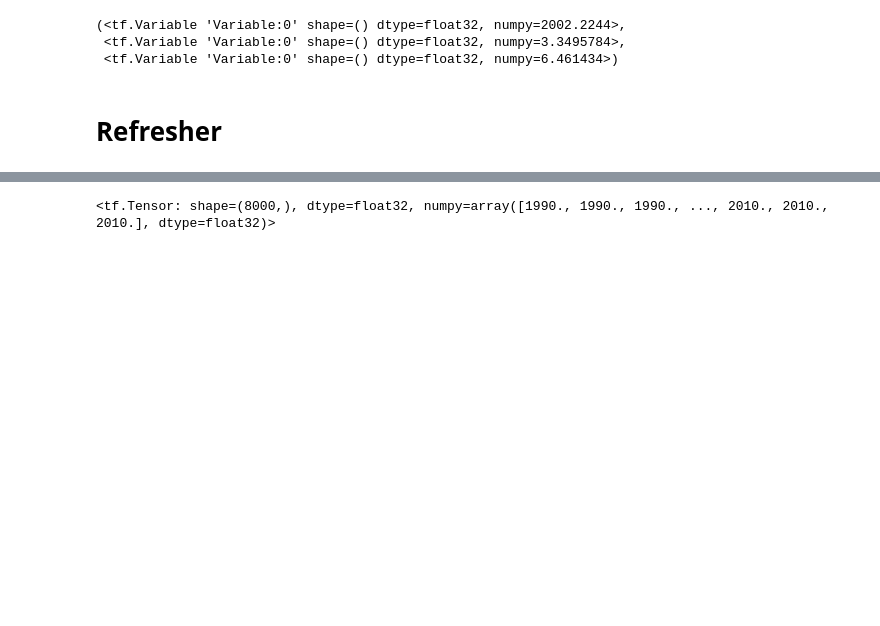
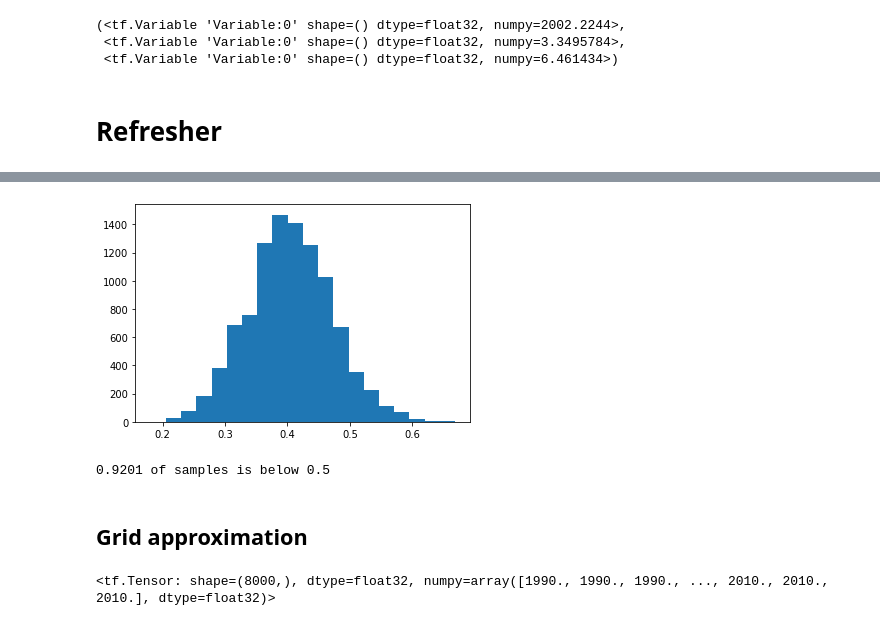
Before and after one commit to dhesse/IN-STK5000-Notebooks-2020, a Jupyter notebook: notebooks/Lecture 05 - Beyone 1 Parameter.ipynb, the cells around one changed output, grey strips where cells are left out. Drawn from its saved outputs; the diff is of its cells as text; code cells hidden in the pictures; blank space fills up the shorter version.

Commit message:
Adding more explanations around the 1 parameter model.

```diff
--- a/notebooks/Lecture 05 - Beyone 1 Parameter.ipynb
+++ b/notebooks/Lecture 05 - Beyone 1 Parameter.ipynb
@@ -159,5 +159,6 @@ s, e, l
 # %% [markdown]
 # Refresher
 # %%
-thetas = tf.linspace(0.0, 1.0, 50)
+# let's look again at our simple model with 50 coin tosses
+thetas = tf.linspace(0.0, 1.0, 200)
 simple_model = tfd.Binomial(total_count=50, probs=thetas)
@@ -169,3 +171,19 @@ plt.plot(thetas, simple_model.prob(20))
+# %%
+# sample from our thetas, with probability given by the model
+idx = tf.random.categorical([simple_model.log_prob(20)], num_samples=10000)[0]
+theta_sample = tf.gather(thetas, idx).numpy()
+# %%
+plt.hist(theta_sample, bins=20)
+None
+# %% [output]
+[figure, added]
+# %%
+# whith this sample, we can now answer questions, like how certain we are that the coin is unfair?
+print(f"{(theta_sample < 0.5).mean()} of samples is below 0.5")
+# %% [output]
+0.9201 of samples is below 0.5
+# %% [markdown]
+## Grid approximation
 # %%
 es = tf.linspace(2., 5., 20)
 ls = tf.linspace(5., 10., 20)
```
Also changed, not shown: parts of 2 cells of this notebook.
